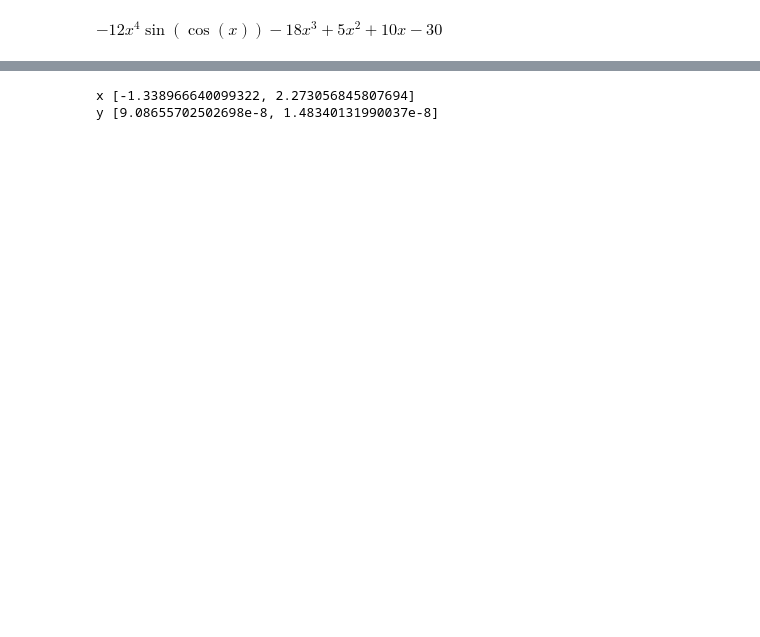
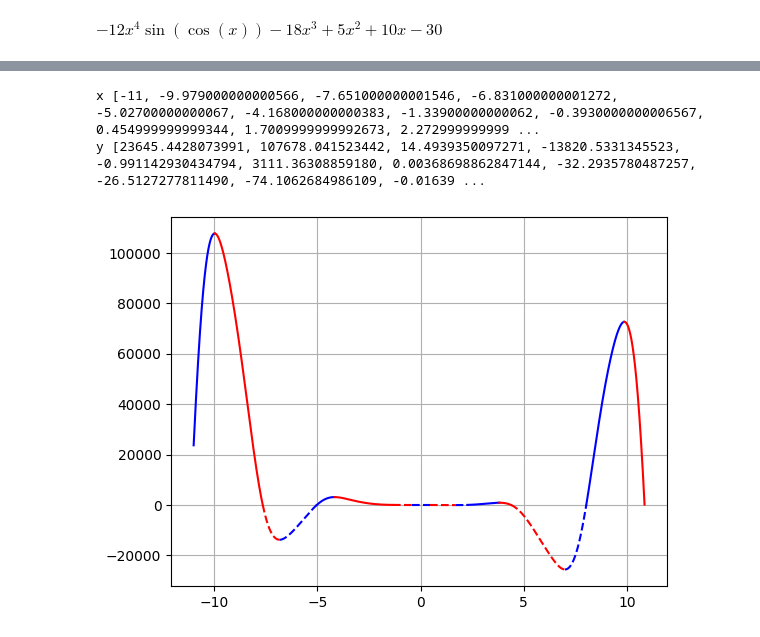
Before and after one commit to Anatiliy/Introduction-to-Python-final-project, a Jupyter notebook: final_project.ipynb, the cells around one changed output, grey strips where cells are left out. Cells and saved outputs as stored; diff of their text form; code cells hidden in the pictures; blank space fills up the shorter version.

```diff
--- a/final_project.ipynb
+++ b/final_project.ipynb
@@ -29,20 +31,47 @@ sp.plot(f, (x, begint, endint))
 xlist = []
 ylist = []
 i = begint
+xlist.append(i)
+ylist.append(f.evalf(subs={x: i}))
 while i < endint + step:
-#for i in range(begint, endint +1, 0.01):
     if f.evalf(subs={x: i}) * f.evalf(subs={x: i+step}) <= 0:
         beg = i
         while beg < i + step + accuracy:
-            result = f.evalf(subs={x: beg})
-            if 0 <= result <= accuracy * 1000:
+            if f.evalf(subs={x: beg}) * f.evalf(subs={x: beg+step}) <= 0:
                 xlist.append(beg)
-                ylist.append(result)
+                ylist.append(f.evalf(subs={x: beg}))
                 break
             beg += accuracy
+    elif f.evalf(subs={x: i}) > f.evalf(subs={x: i+step}) and f.evalf(subs={x: i}) > f.evalf(subs={x: i-step}):
+        xlist.append(i)
+        ylist.append(f.evalf(subs={x: i}))
+    elif f.evalf(subs={x: i}) < f.evalf(subs={x: i+step}) and f.evalf(subs={x: i}) < f.evalf(subs={x: i-step}):
+        xlist.append(i)
+        ylist.append(f.evalf(subs={x: i}))
     i += step
+xlist.append(endint)
+ylist.append(f.evalf(subs={x: endint}))
 print('x', xlist)
 print('y', ylist)
 # %% [output]
-x [-1.338966640099322, 2.273056845807694]
-y [9.08655702502698e-8, 1.48340131990037e-8]
+x [-11, -9.979000000000566, -7.651000000001546, -6.831000000001272, -5.02700000000067, -4.168000000000383, -1.33900000000062, -0.3930000000006567, 0.454999999999344, 1.7009999999992673, 2.272999999999 ...
+y [23645.4428073991, 107678.041523442, 14.4939350097271, -13820.5331345523, -0.991142930434794, 3111.36308859180, 0.00368698862847144, -32.2935780487257, -26.5127277811490, -74.1062684986109, -0.01639 ...
+# %%
+for i in range(len(xlist) - 2):
+    xl = np.arange(xlist[i], xlist[i + 1] + step, step)
+    if f.evalf(subs={x: (xlist[i] + xlist[i + 1]) /2 }) > 0:
+        line = '-'
+    else:
+        line = '--'
+    if ylist[i] > ylist[i + 1]:
+        color = 'red'
+    else:
+        color = 'blue'
+    plt.rcParams['lines.linestyle'] = line
+    yl = [f.evalf(subs={x: j}) for j in xl]
+    plt.plot(xl, yl, color)
+
+plt.grid()
+plt.show()
+# %% [output]
+[figure, added]
```
Also changed, not shown: parts of 4 cells of this notebook, 2 other files.
